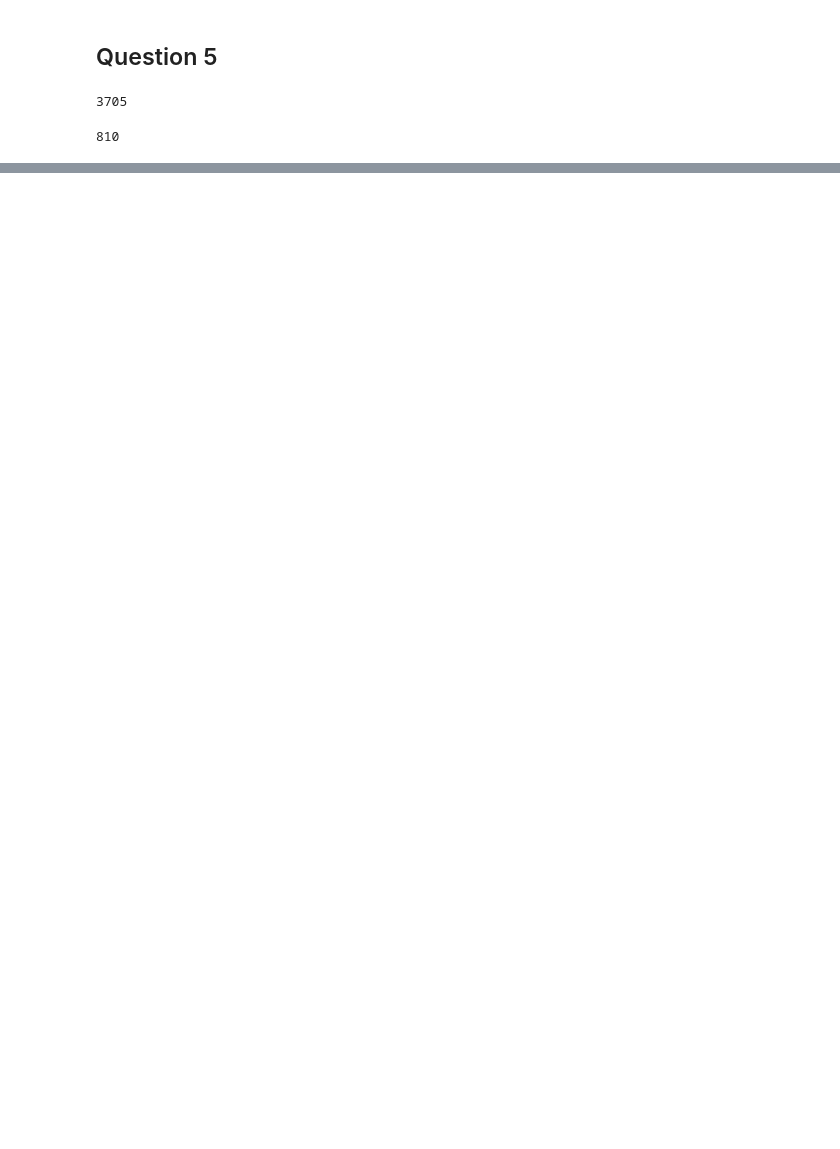
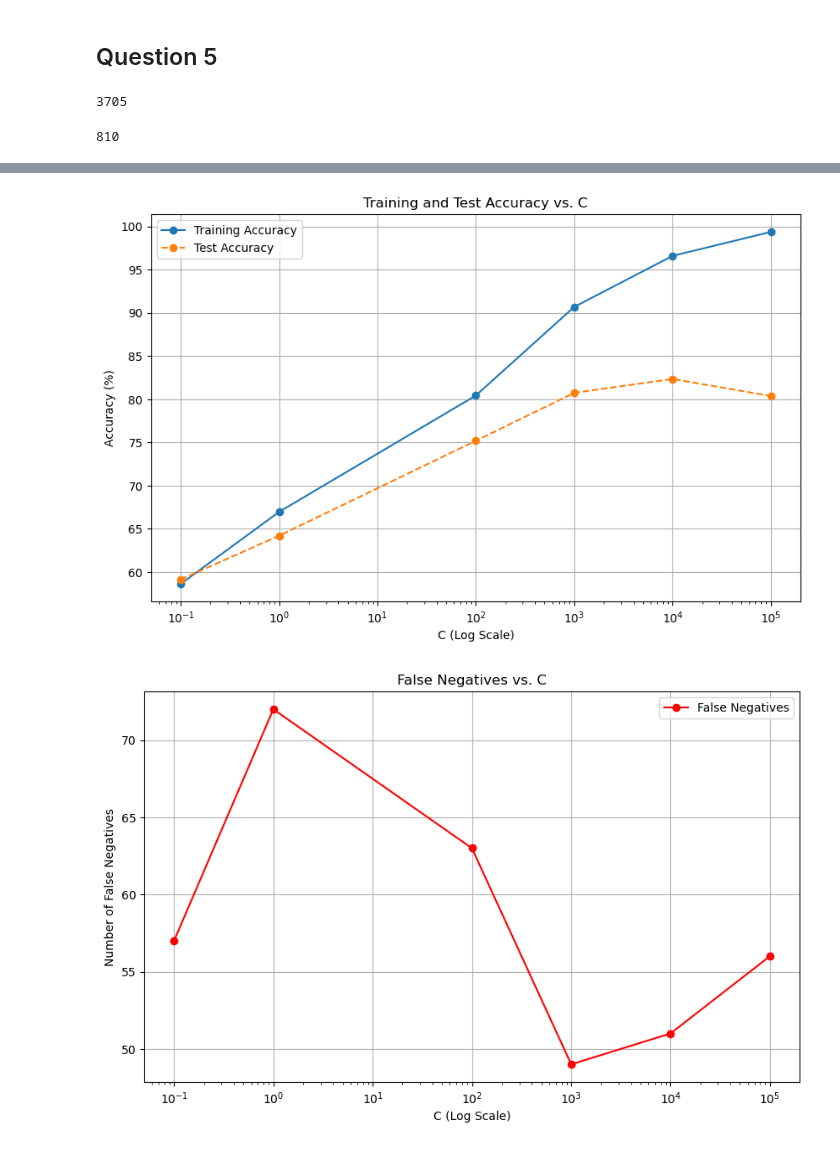
Before and after one commit to Carmenfranci/CMRM-HW1, a Jupyter notebook: Homework1.ipynb, the cells around one changed output, grey strips where cells are left out. Saved outputs shown, nothing was run; the diff lists cells and outputs as text; code cells hidden in the pictures; blank space fills up the shorter version.

```diff
--- a/Homework1.ipynb
+++ b/Homework1.ipynb
@@ -971,2 +1043,20 @@ C = 10
 # %%
 # Classification report
+# Compute classification report
+report = classification_report(labels_test, test_predictions, zero_division= False)
+print(report)
+
+# Initialize a dictionary to store false negatives by class
+false_negatives_by_class = {}
+
+# Loop through each abnormal class (1 to 4)
+for class_idx in range(1, cm.shape[0]):
+    false_negatives_by_class[class_idx] = cm[class_idx, 0]  # False negatives for each class (misclassified as class 0)
+
+# Print the false negatives for each abnormal class
+for cls, count in false_negatives_by_class.items():
+    print(f"False Negatives for Class {cls} (misclassified as Normal): {count}")
+
+# Optional: Total false negatives (all anomalies misclassified as normal)
+total_false_negatives = sum(false_negatives_by_class.values())
+print(f"Total False Negatives (anomalies classified as Normal): {total_false_negatives}")
@@ -972,0 +1294,47 @@ C = 10
+# %%
+print(accuracy_list_train, accuracy_list_test, false_negatives )
+
+# Plot 1: Accuracy on Training and Test Sets
+plt.figure(figsize=(10, 6))
+plt.plot(C_values, accuracy_list_train, label="Training Accuracy", marker='o')
+plt.plot(C_values, accuracy_list_test, label="Test Accuracy", marker='o', linestyle='--')
+plt.xscale('log')
+plt.xlabel('C (Log Scale)')
+plt.ylabel('Accuracy (%)')
+plt.title('Training and Test Accuracy vs. C')
+plt.legend()
+plt.grid(True)
+plt.show()
+
+# Plot 2: False Negatives vs. C
+plt.figure(figsize=(10, 6))
+plt.plot(C_values, false_negatives, label="False Negatives", marker='o', color='r')
+plt.xscale('log')
+plt.xlabel('C (Log Scale)')
+plt.ylabel('Number of False Negatives')
+plt.title('False Negatives vs. C')
+plt.legend()
+plt.grid(True)
+plt.show()
+
+# Plot 3: Scatter Plot of Test Accuracy vs. False Negatives
+plt.figure(figsize=(10, 6))
+# Scatter plot
+plt.scatter(false_negatives, accuracy_list_test, color='g', marker='o')
+
+# Etichette per i punti
+for i, txt in enumerate(C_values):
+    plt.annotate(f'C={txt}', (false_negatives[i], accuracy_list_test[i]), textcoords="offset points", xytext=(0, 5), ha='center')
+
+# Etichette degli assi
+plt.xlabel('False Negatives')
+plt.ylabel('Test Accuracy (%)')
+# Titolo del grafico
+plt.title('Test Accuracy vs. False Negatives')
+# Griglia
+plt.grid(True)
+# Mostra il grafico
+plt.show()
+# %% [output]
+[figure, added]
+[figure, added]
```
Also changed, not shown: parts of 10 cells of this notebook, 6 other files.
